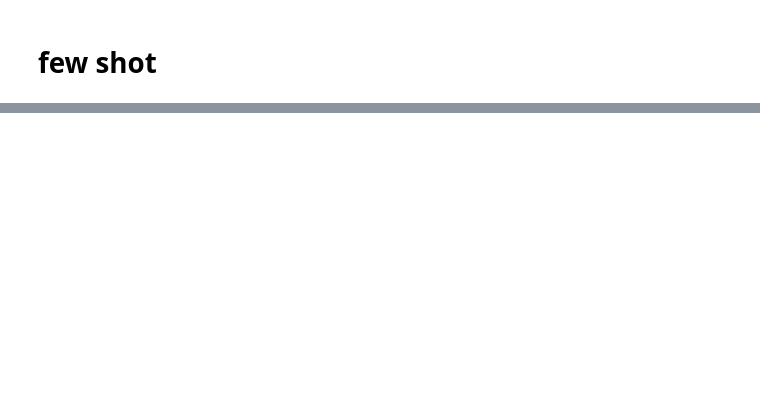
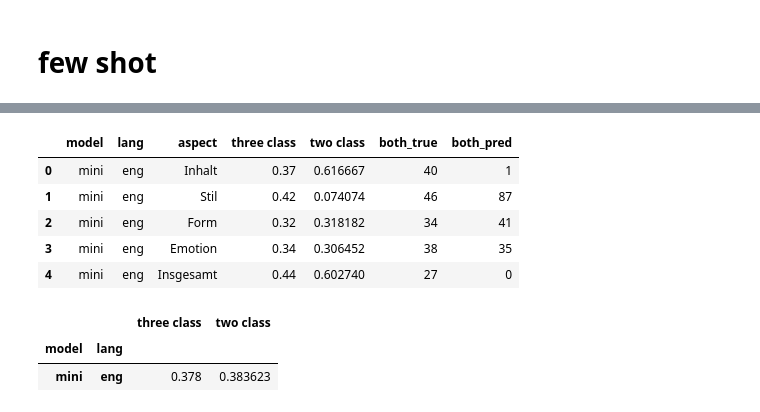
Before and after one commit to LeKonArD/DH25_LLM_poemsim, a Jupyter notebook: Evaluation.ipynb, the cells around one changed output, grey strips where cells are left out. Drawn from its saved outputs; the diff is of its cells as text; code cells hidden in the pictures; blank space fills up the shorter version.

```diff
--- a/Evaluation.ipynb
+++ b/Evaluation.ipynb
@@ -371,0 +461,58 @@ frame
+# %%
+data = pd.read_csv("results/eng_multi_explaindims.tsv",sep="\t")
+
+answers = []
+for ans in data["answer"]:
+
+    ans = ans.split("\n")
+    ans = [re.sub(r"\s+$","",x) for x in ans]
+    ins = gpt_trans[ans[-1][-1]]
+    emo = gpt_trans[ans[-2][-1]]
+    form = gpt_trans[ans[-3][-1]]
+    stil = gpt_trans[ans[-4][-1]]
+    inhalt = gpt_trans[ans[-5][-1]]
+
+    answers.append([inhalt, stil, form, emo, ins])
+
+prediction = pd.DataFrame(answers)
+prediction.columns = ["Inhalt", "Stil", "Form", "Emotion", "Insgesamt"]
+
+y_true = []
+y_pred = []
+for aspect in prediction.columns:
+
+    y_true = [dataset_trans[x] for x in dataset[aspect]]
+    y_pred = prediction[aspect]
+
+    eval_frame = pd.DataFrame()
+    eval_frame["true"] = y_true
+    eval_frame["pred"] = y_pred
+
+    both_true = eval_frame[eval_frame["true"] == 2].shape[0]
+    both_pred = eval_frame[eval_frame["pred"] == 2].shape[0]
+
+    three_class = accuracy_score(eval_frame["true"], eval_frame["pred"])
+
+    eval_frame = eval_frame[eval_frame.true != 2]
+
+    two_class = accuracy_score(eval_frame["true"], eval_frame["pred"])
+
+    logger.append(["mini","eng", aspect, three_class, two_class, both_true, both_pred])
+# %%
+frame = pd.DataFrame(logger)
+frame.columns = ["model","lang", "aspect", "three class","two class", "both_true", "both_pred"]
+# %%
+frame
+# %% [output]
+|  | model | lang | aspect | three class | two class | both_true | both_pred |
+| 0 | mini | eng | Inhalt | 0.37 | 0.616667 | 40 | 1 |
+| 1 | mini | eng | Stil | 0.42 | 0.074074 | 46 | 87 |
+| 2 | mini | eng | Form | 0.32 | 0.318182 | 34 | 41 |
+| 3 | mini | eng | Emotion | 0.34 | 0.306452 | 38 | 35 |
+| 4 | mini | eng | Insgesamt | 0.44 | 0.602740 | 27 | 0 |
+# %%
+frame.groupby(["model","lang"])[['three class', 'two class']].mean()
+# %% [output]
+|  |  | three class | two class |
+| model | lang |  |  |
+| mini | eng | 0.378 | 0.383623 |
```
Also changed, not shown: parts of 20 cells of this notebook.
